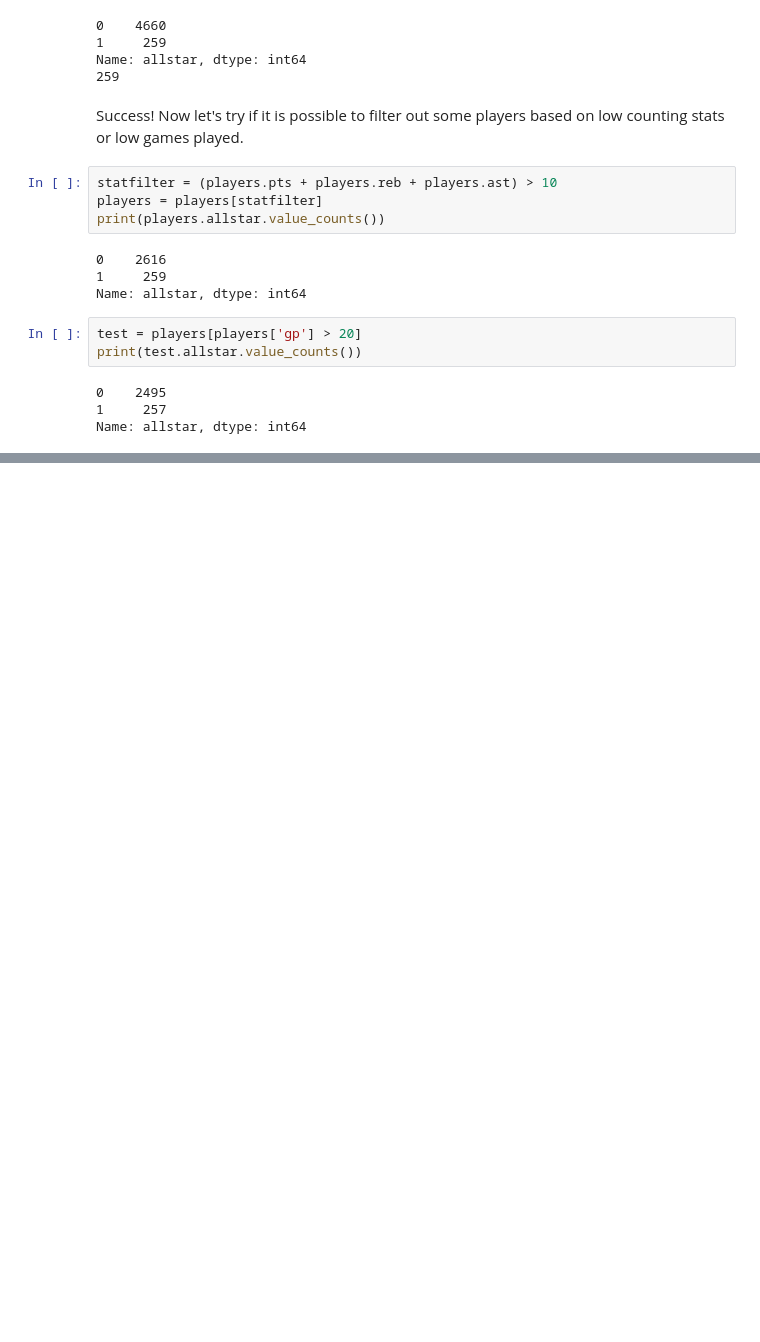
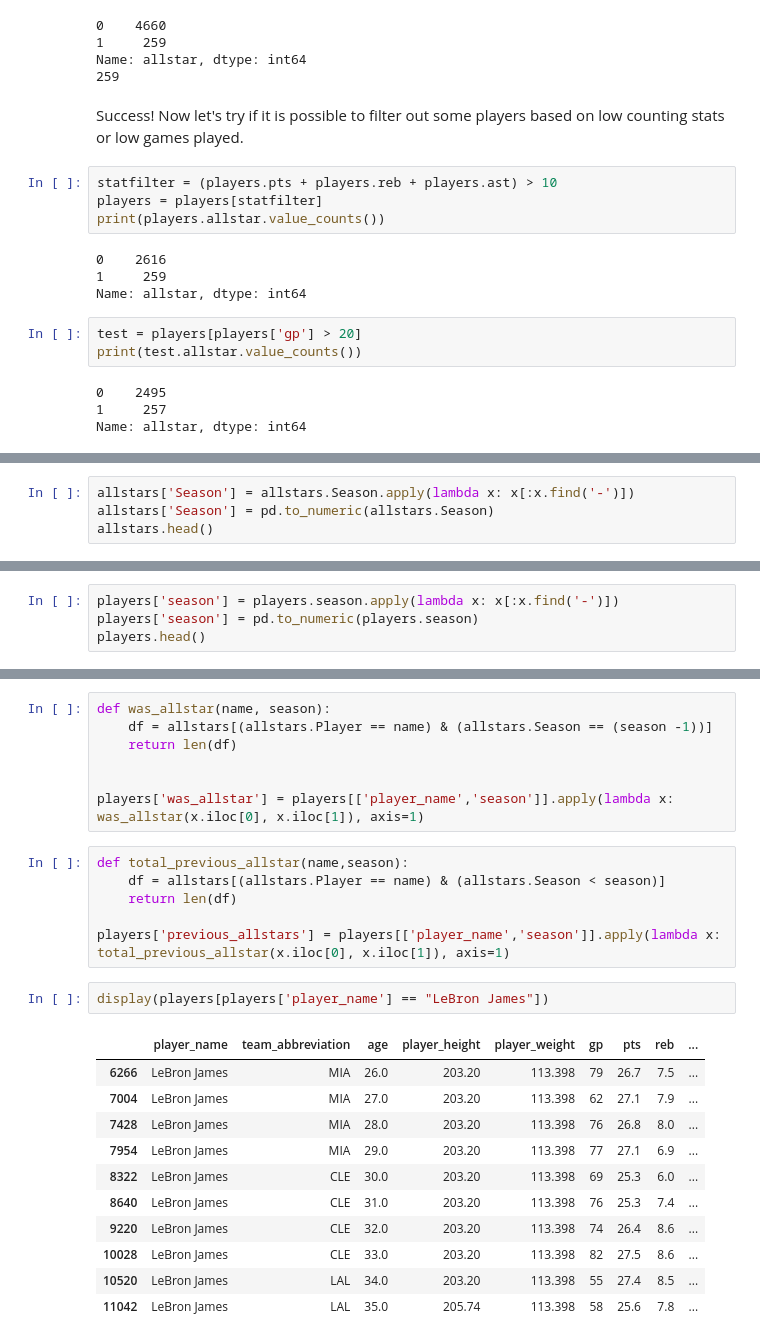
Before and after one commit to govertv/AllstarClassifier, a Jupyter notebook: DataProcessing.ipynb, the cells around one changed output, grey strips where cells are left out. Cells and saved outputs as stored; diff of their text form; blank space fills up the shorter version.

```diff
--- a/DataProcessing.ipynb
+++ b/DataProcessing.ipynb
@@ -165,0 +170,4 @@ Looks like filtering on games played is not very useful, it doesn't filter out t
+# %%
+allstars['Season'] = allstars.Season.apply(lambda x: x[:x.find('-')])
+allstars['Season'] = pd.to_numeric(allstars.Season)
+allstars.head()
@@ -165,0 +182,4 @@ Looks like filtering on games played is not very useful, it doesn't filter out t
+# %%
+players['season'] = players.season.apply(lambda x: x[:x.find('-')])
+players['season'] = pd.to_numeric(players.season)
+players.head()
@@ -165,0 +193,27 @@ Looks like filtering on games played is not very useful, it doesn't filter out t
+# %%
+def was_allstar(name, season):
+    df = allstars[(allstars.Player == name) & (allstars.Season == (season -1))]
+    return len(df)
+
+
+players['was_allstar'] = players[['player_name','season']].apply(lambda x: was_allstar(x.iloc[0], x.iloc[1]), axis=1)
+# %%
+def total_previous_allstar(name,season):
+    df = allstars[(allstars.Player == name) & (allstars.Season < season)]
+    return len(df)
+
+players['previous_allstars'] = players[['player_name','season']].apply(lambda x: total_previous_allstar(x.iloc[0], x.iloc[1]), axis=1)
+# %%
+display(players[players['player_name'] == "LeBron James"])
+# %% [output]
+|  | player_name | team_abbreviation | age | player_height | player_weight | gp | pts | reb | ... |
+| 6266 | LeBron James | MIA | 26.0 | 203.20 | 113.398 | 79 | 26.7 | 7.5 | ... |
+| 7004 | LeBron James | MIA | 27.0 | 203.20 | 113.398 | 62 | 27.1 | 7.9 | ... |
+| 7428 | LeBron James | MIA | 28.0 | 203.20 | 113.398 | 76 | 26.8 | 8.0 | ... |
+| 7954 | LeBron James | MIA | 29.0 | 203.20 | 113.398 | 77 | 27.1 | 6.9 | ... |
+| 8322 | LeBron James | CLE | 30.0 | 203.20 | 113.398 | 69 | 25.3 | 6.0 | ... |
+| 8640 | LeBron James | CLE | 31.0 | 203.20 | 113.398 | 76 | 25.3 | 7.4 | ... |
+| 9220 | LeBron James | CLE | 32.0 | 203.20 | 113.398 | 74 | 26.4 | 8.6 | ... |
+| 10028 | LeBron James | CLE | 33.0 | 203.20 | 113.398 | 82 | 27.5 | 8.6 | ... |
+| 10520 | LeBron James | LAL | 34.0 | 203.20 | 113.398 | 55 | 27.4 | 8.5 | ... |
+| 11042 | LeBron James | LAL | 35.0 | 205.74 | 113.398 | 58 | 25.6 | 7.8 | ... |
```
Also changed, not shown: parts of 14 cells of this notebook, 1 other file.
